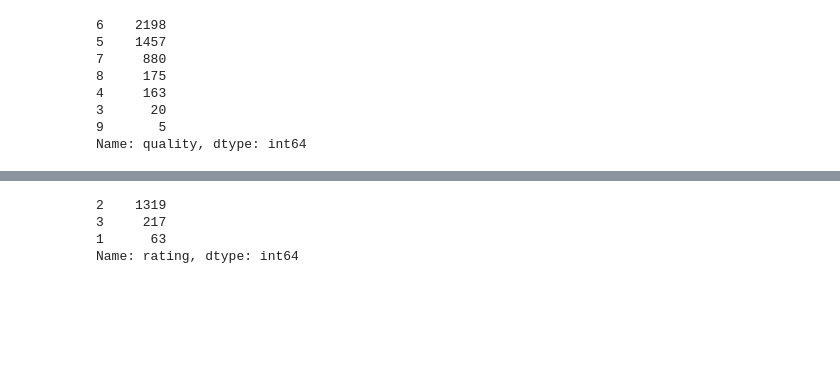
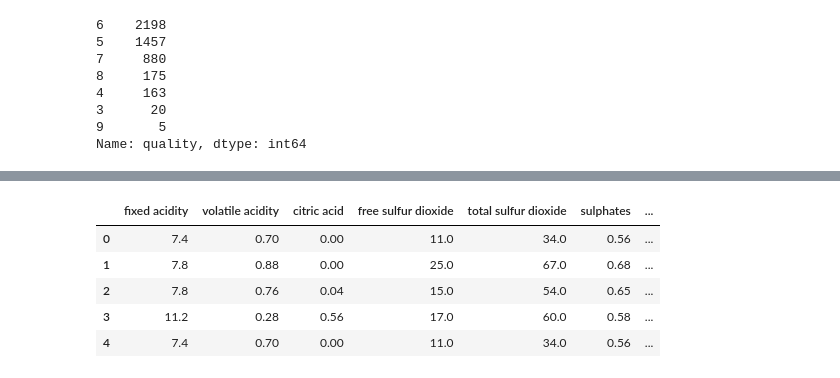
Before and after one commit to Tchawla182/Predicting-the-quality-of-wine-from-its-chemical-composition, a Jupyter notebook: Capstone 1 pre-processing and training.ipynb, the cells around one changed output, grey strips where cells are left out. Cells and saved outputs as stored; diff of their text form; code cells hidden in the pictures; blank space fills up the shorter version.

```diff
--- a/Capstone 1 pre-processing and training.ipynb
+++ b/Capstone 1 pre-processing and training.ipynb
@@ -129,9 +65,9 @@ ratings = [
     (red_wine['quality'] >= 7),
     (red_wine['quality'] <= 4)
 ]
-rating = ['good', 'bad']
-red_wine['rating'] = np.select(ratings, rating, default='average')
-red_wine.rating.value_counts()
+quality = ['good', 'bad']
+red_wine['quality'] = np.select(ratings, quality, default='average')
+red_wine.quality.value_counts()
 # %% [output]
 average    1319
 good        217
@@ -176,10 +105,3 @@ Name: rating, dtype: int64
 # %%
-def getDummyLabels(label):
-    if label ==  'bad':
-        return 1
-    elif label ==  'average':
-        return 2
-    elif label ==  'good':
-        return 3
-    else:
-        return -1
+dfo=red_wine.select_dtypes(include=['object']) # select object type columns
+red_wine = pd.concat([red_wine.drop(dfo, axis=1), pd.get_dummies(dfo)], axis=1)
@@ -189,10 +155,13 @@ y = red_wine['rating'].apply(getDummyLabels)
 # %%
-y.value_counts()
+red_wine = red_wine.drop(labels=['density', 'residual sugar', 'chlorides', 'pH'], axis=1)
+red_wine.head()
 # %% [output]
-2    1319
-3     217
-1      63
-Name: rating, dtype: int64
+|  | fixed acidity | volatile acidity | citric acid | free sulfur dioxide | total sulfur dioxide | sulphates | ... |
+| 0 | 7.4 | 0.70 | 0.00 | 11.0 | 34.0 | 0.56 | ... |
+| 1 | 7.8 | 0.88 | 0.00 | 25.0 | 67.0 | 0.68 | ... |
+| 2 | 7.8 | 0.76 | 0.04 | 15.0 | 54.0 | 0.65 | ... |
+| 3 | 11.2 | 0.28 | 0.56 | 17.0 | 60.0 | 0.58 | ... |
+| 4 | 7.4 | 0.70 | 0.00 | 11.0 | 34.0 | 0.56 | ... |
 # %%
 from sklearn.model_selection import train_test_split
 X_train, X_test, y_train, y_test = train_test_split(X, y, test_size=0.3, random_state=2022, stratify=y)
```
Also changed, not shown: parts of 16 cells of this notebook.
